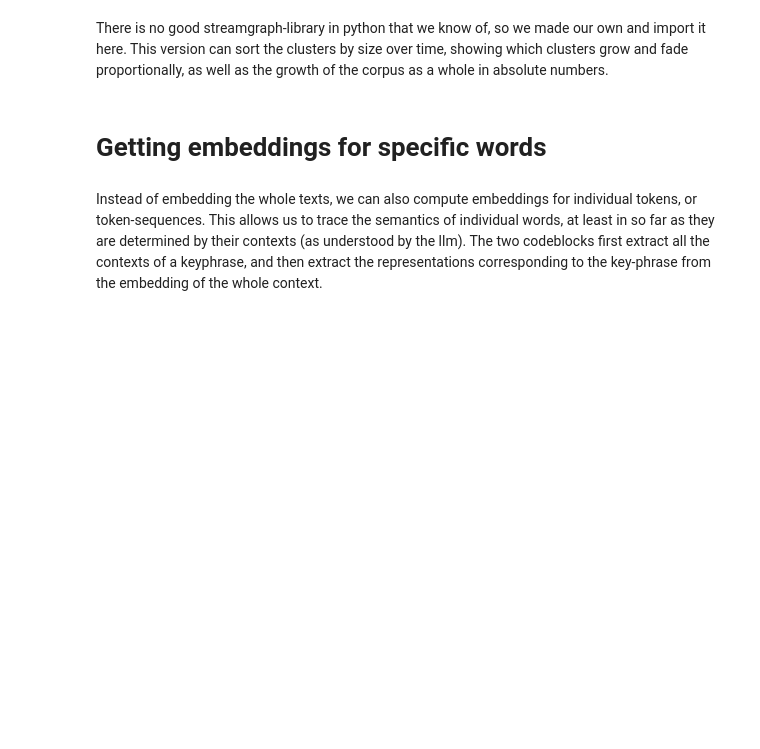
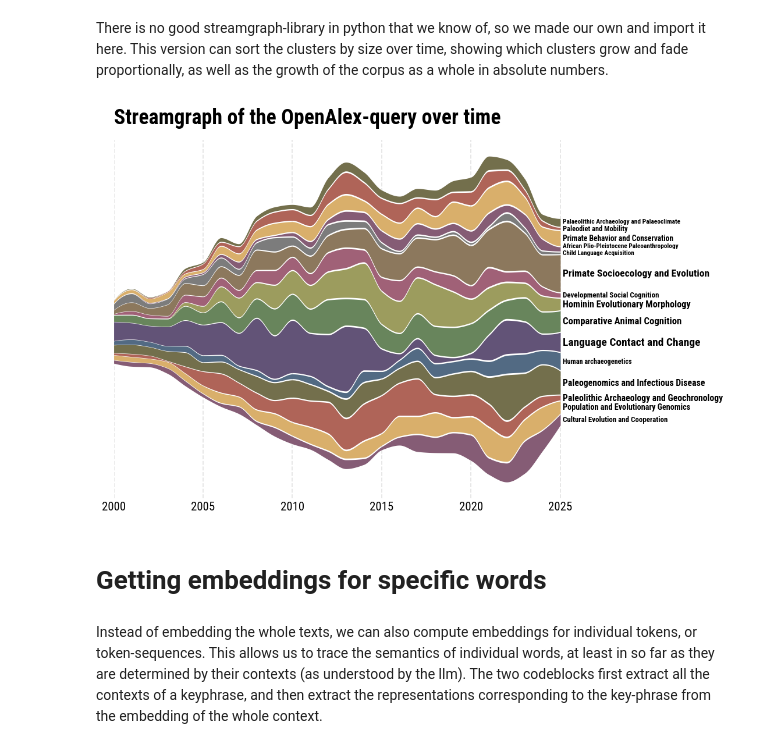
Before and after one commit to MNoichl/MPI-Leipzig-workshop-text-data-analysis, a Jupyter notebook: workbook_01_text_analysis.ipynb, the cells around one changed output. Drawn from its saved outputs; the diff is of its cells as text; code cells hidden in the pictures; blank space fills up the shorter version.

```diff
--- a/workbook_01_text_analysis.ipynb
+++ b/workbook_01_text_analysis.ipynb
@@ -180,2 +209,0 @@ Tokenization distinguishes full stops that end sentences from those that occur i
-# %%
-text = "G.E. Moore is known as a good writer. Perhaps he is also good at programming?"
@@ -492,17 +289,23 @@ print(cluster_labels[0:20])
 # %% [markdown]
 We now create a dictionary of colors, which we can use in all the later plots:
 # %%
-# Get unique cluster labels
+
 unique_clusters = np.unique(cluster_labels)
 n_clusters = len(unique_clusters)
+cluster_centers = np.asarray([
+    umap_embeddings[cluster_labels == label].mean(axis=0)
+    for label in unique_clusters
+])
+palette = datamapplot.palette_handling.palette_from_cmap_and_datamap(
+    colormaps.hawaii,
+    umap_embeddings,
+    cluster_centers,
+    chroma_bounds=(30, 90),
+    lightness_bounds=(10, 70),
+    theta_range=np.pi / 16,
+    radius_weight_power=.9,
+)
+custom_color_map = dict(zip(unique_clusters, palette))
+repeated_colors = [custom_color_map[x] for x in cluster_labels]
 
-# Get colors from antique colormap, repeating if necessary
-antique_colors = colormaps.antique(np.linspace(0, 1, colormaps.antique.N))
-repeated_colors = np.tile(antique_colors, (n_clusters // colormaps.antique.N + 1, 1))[:n_clusters]
-
-custom_color_map = dict(
-    zip(
-        unique_clusters,
-        map(rgb2hex, repeated_colors)
-    )
-)
+n_clusters
@@ -538,6 +346,12 @@ from litellm import completion
 import pandas as pd
 import random
 import json
+
+
+additional_prompt = "Note that the clusters are areas of work from a scientific institution. Try to pick labels that are commonly used to describe research areas."
+
+
+
 
 # Create a function to label clusters using OpenAI
 def label_cluster(cluster_texts, cluster_id, n_samples=10, extra_prompt=""):
@@ -579,7 +393,7 @@ for i, label in enumerate(cluster_labels):
 cluster_info = {}
 for cluster_id, texts in cluster_groups.items():
     print(f"Labeling cluster {cluster_id} ({len(texts)} texts)...")
-    label_info = label_cluster(texts, cluster_id, n_samples=5, extra_prompt="Note that the clusters are areas of philosophy that the texts are from. Try to pick labels that are commonly used to describe areas of philosophy.")
+    label_info = label_cluster(texts, cluster_id, n_samples=5, extra_prompt=additional_prompt)
     cluster_info[cluster_id] = label_info
     print(f"Cluster {cluster_id}: {label_info}\n")
 
@@ -687,30 +544,32 @@ There is no good streamgraph-library in python that we know of, so we made our o
 # %%
 from pystreamgraph import plot_streamgraph, order_bestfirst, order_twoopt
 
 
-order = order_twoopt(X_stream[7:], Y_stream[:,7:], repeats=12, scans=4)
+order = order_twoopt(X_stream, Y_stream, repeats=12, scans=4)
 
 
 fig, ax = plt.subplots(figsize=(10, 8))
 
-plot_streamgraph(X_stream[7:],
-                 Y_stream[:,7:],
+plot_streamgraph(X_stream,
+                 Y_stream,
                 labels=cluster_labels_to_plot,
                 cmap=custom_color_map,
                 wiggle_reduction="weighted",
                 sorted_streams=False,  # Keep original stream order
                 label_position='end',  # Use annealed placement to avoid overlaps
                 curve_samples=24,  # Smooth curve interpolation
                 label_fontsize_min=8,  # Minimum font size for smaller streams
                 label_fontsize_max=14,  # Maximum font size for larger streams
                 label_color='black',
                 label_edge_offset_frac=0.005,
                 label_anchor='middle_center',
                 ax=ax,
                 )
 
 plt.title("Streamgraph of the {} over time".format(used_dataset))
 plt.gca().yaxis.set_visible(False)
+# %% [output]
+[figure, added]
 # %% [markdown]
 # Getting embeddings for specific words
 # %% [markdown]
```
Also changed, not shown: parts of 85 cells of this notebook, 21 other files.
